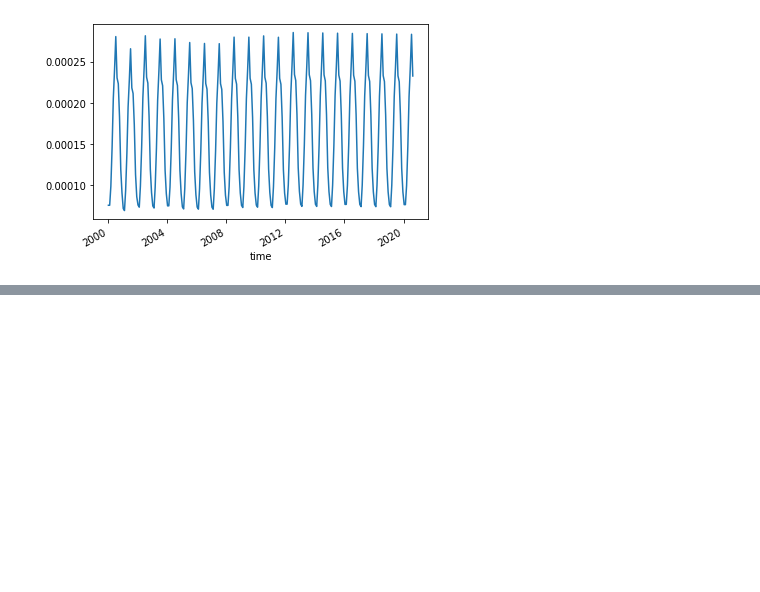
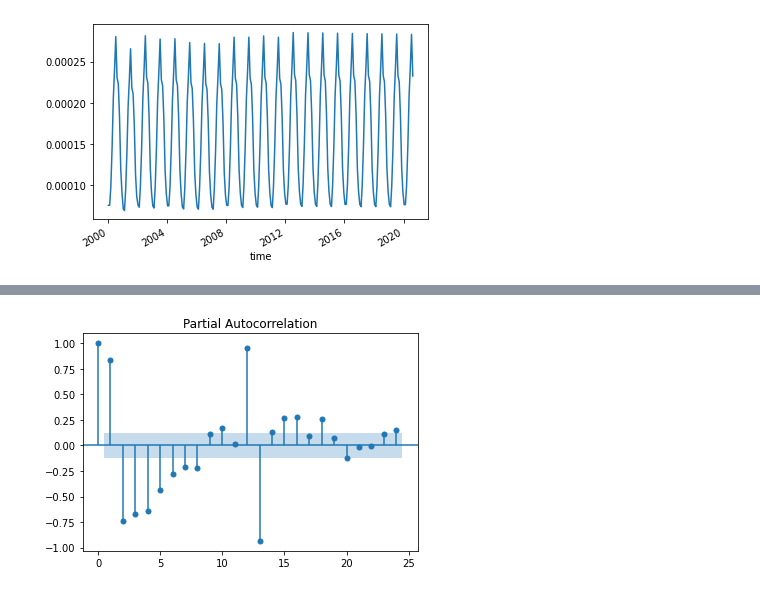
Before and after one commit to samuelexferri/unibg-statistic2, a Jupyter notebook: notebooks/cross_validation.ipynb, the cells around one changed output, grey strips where cells are left out. Saved outputs shown, nothing was run; the diff lists cells and outputs as text; code cells hidden in the pictures; blank space fills up the shorter version.

```diff
--- a/notebooks/cross_validation.ipynb
+++ b/notebooks/cross_validation.ipynb
@@ -76,0 +121,5 @@ Name: agl, Length: 198, dtype: float64
+# %%
+plot_pacf(nh3, method='ols')
+plt.show()
+# %% [output]
+[figure, added]
```
Also changed, not shown: parts of 26 cells of this notebook, 1 other file.
